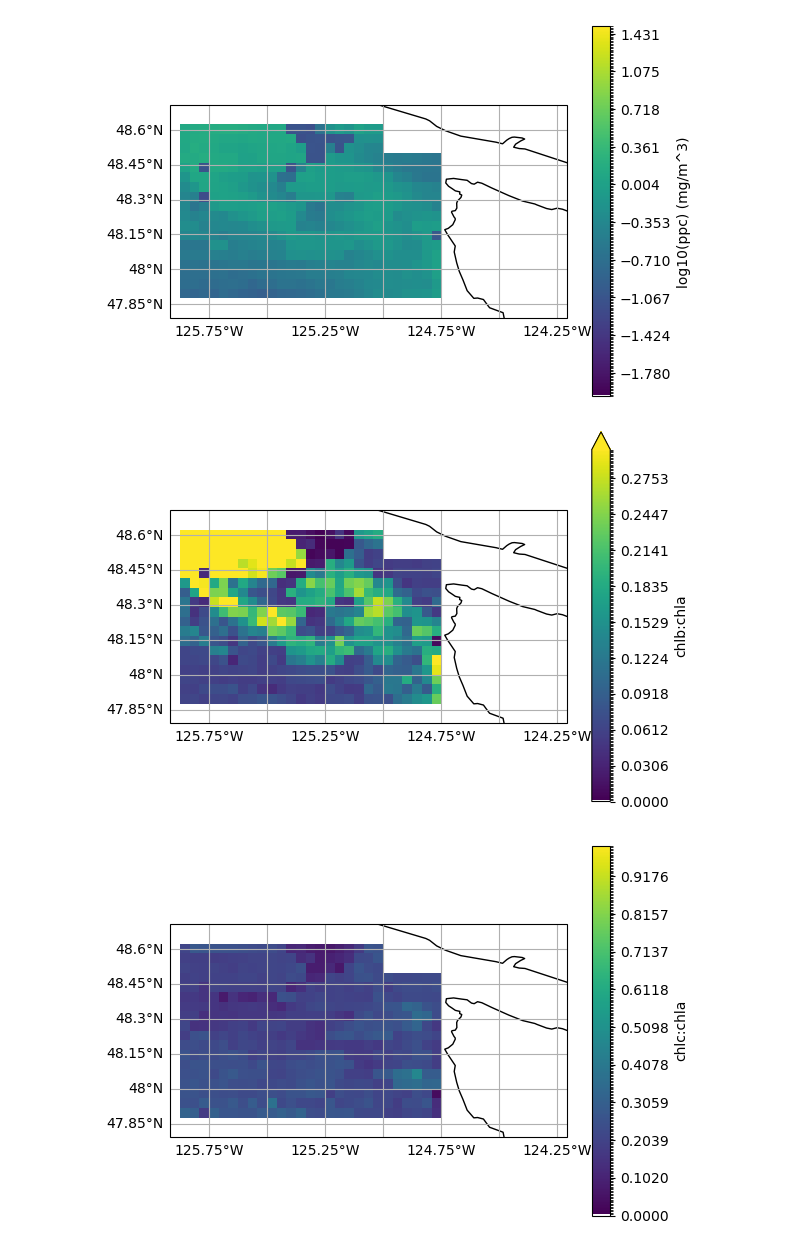
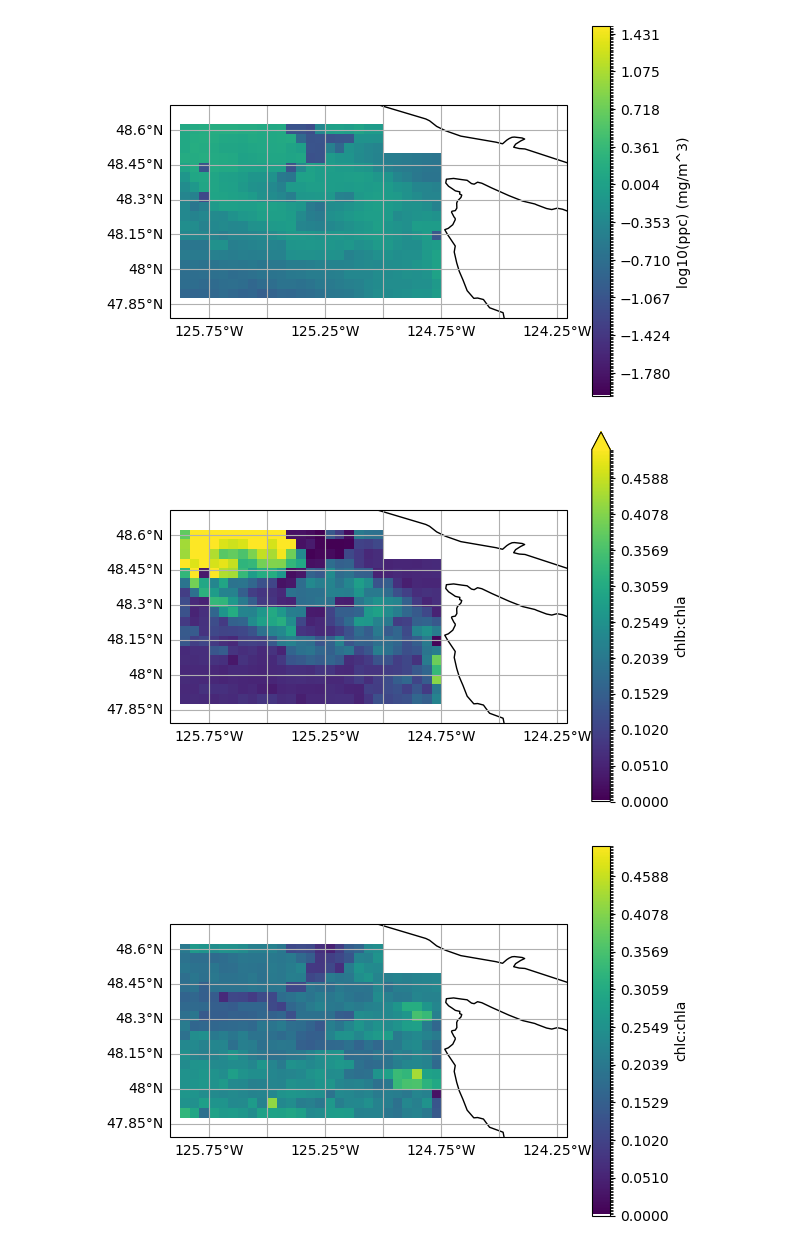
Before and after one commit to max-danenhower/pace-rrs-inversions-pigments, a Jupyter notebook: pace_to_pigments.ipynb, the cells around one changed output. Drawn from its saved outputs; the diff is of its cells as text; code cells hidden in the pictures.

```diff
--- a/pace_to_pigments.ipynb
+++ b/pace_to_pigments.ipynb
@@ -193,12 +195,12 @@ utils.plot_pigments(log_ppc, -2, 1.5, 'log10(ppc) (mg/m^3)')
 # %%
 # plot the ratio between chlb and chla
 ba_ratio = chlb/chla
-utils.plot_pigments(ba_ratio, 0, 0.3, 'chlb:chla')
+utils.plot_pigments(ba_ratio, 0, 0.5, 'chlb:chla')
 # %% [output]
-[figure, old version]
+[figure, new version]
 # %%
-# plot the ratio between chlc and chla, note the difference of the color bar scale from the last plot
+# plot the ratio between chlc and chla
 ca_ratio = chlc/chla
-utils.plot_pigments(ca_ratio, 0, 1, 'chlc:chla')
+utils.plot_pigments(ca_ratio, 0, 0.5, 'chlc:chla')
 # %% [output]
-[figure, old version]
+[figure, new version]
```
Also changed, not shown: parts of 9 cells of this notebook.
